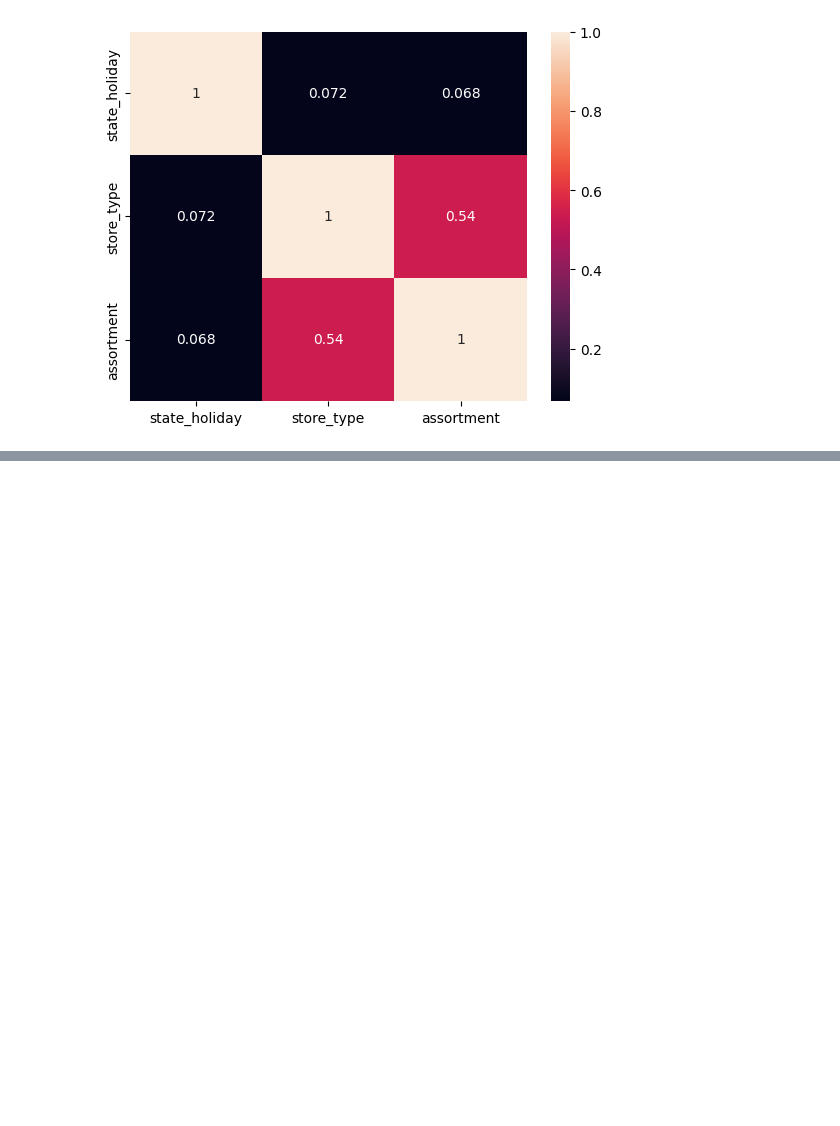
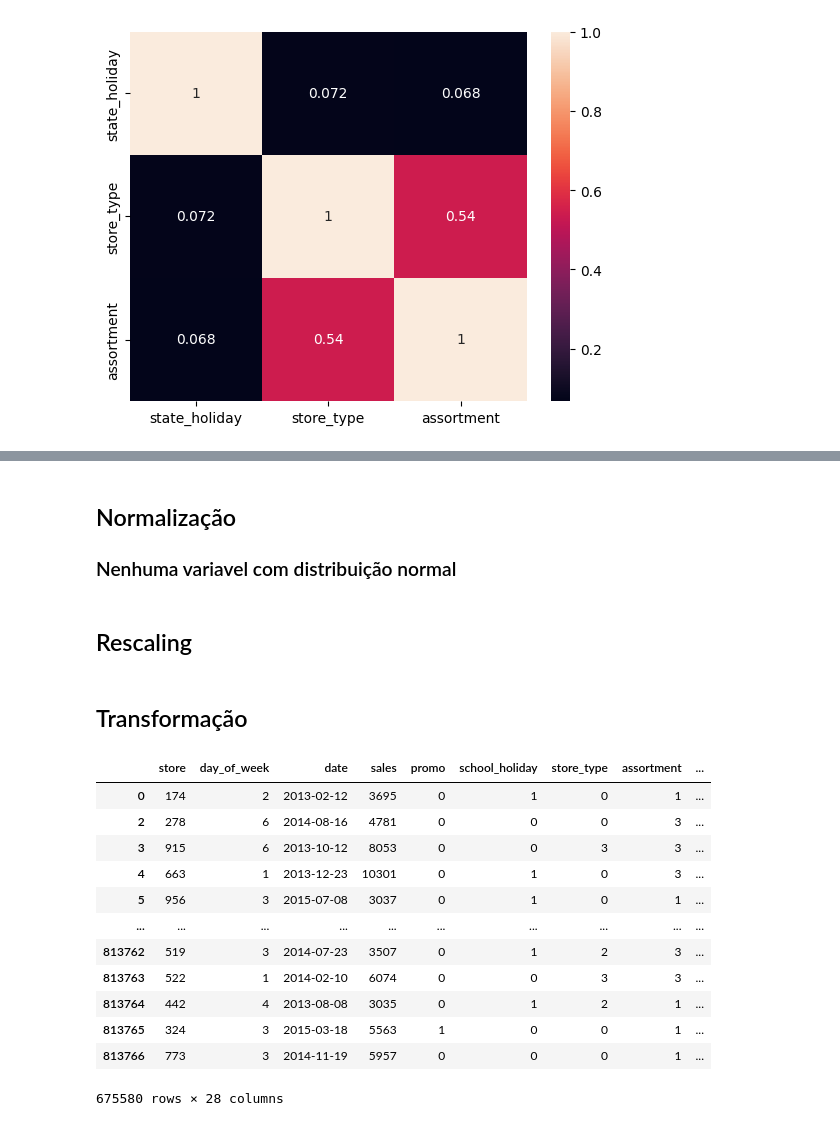
Before and after one commit to MayconRochaaa/rossmann_project, a Jupyter notebook: store_sales_prediction.ipynb, the cells around one changed output, grey strips where cells are left out. Drawn from its saved outputs; the diff is of its cells as text; code cells hidden in the pictures; blank space fills up the shorter version.

```diff
--- a/store_sales_prediction.ipynb
+++ b/store_sales_prediction.ipynb
@@ -718,0 +722,51 @@ sns.heatmap(d, annot=True)
+# %%
+df5_train = df4_train.copy()
+a = df5_train.select_dtypes(include=['int32', 'int64', 'float64'])
+# %% [markdown]
+## Normalização
+
+### Nenhuma variavel com distribuição normal
+# %% [markdown]
+## Rescaling
+# %%
+rs = RobustScaler()
+mms = MinMaxScaler()
+
+#sns.boxplot(df5_train['competition_distance'])
+df5_train['competition_distance']=rs.fit_transform(a[['competition_distance']].values)
+
+#sns.boxplot(df5_train['competition_time_month'])
+df5_train['competition_time_month']=rs.fit_transform(a[['competition_time_month']].values)
+
+#sns.boxplot(df5_train['promo_time_week'])
+df5_train['promo_time_week']=mms.fit_transform(a[['promo_time_week']].values)
+
+#sns.boxplot(df5_train['year'])
+df5_train['year']=mms.fit_transform(a[['year']].values)
+# %% [markdown]
+## Transformação
+# %%
+#state holiday - onehotencoding
+df5_train = pd.get_dummies(df5_train,prefix=['state_holiday'], columns=['state_holiday'],dtype=float)
+
+#store_type  Label encoding
+le = LabelEncoder()
+df5_train['store_type'] = le.fit_transform(df5_train['store_type'])
+
+#store_type  ordinal encoding
+assortment_dict = {'basic': 1, 'extra': 2, 'extended': 3}
+df5_train['assortment'] = df5_train['assortment'].map(assortment_dict)
+# %% [output]
+|  | store | day_of_week | date | sales | promo | school_holiday | store_type | assortment | ... |
+| 0 | 174 | 2 | 2013-02-12 | 3695 | 0 | 1 | 0 | 1 | ... |
+| 2 | 278 | 6 | 2014-08-16 | 4781 | 0 | 0 | 0 | 3 | ... |
+| 3 | 915 | 6 | 2013-10-12 | 8053 | 0 | 0 | 3 | 3 | ... |
+| 4 | 663 | 1 | 2013-12-23 | 10301 | 0 | 1 | 0 | 3 | ... |
+| 5 | 956 | 3 | 2015-07-08 | 3037 | 0 | 1 | 0 | 1 | ... |
+| ... | ... | ... | ... | ... | ... | ... | ... | ... | ... |
+| 813762 | 519 | 3 | 2014-07-23 | 3507 | 0 | 1 | 2 | 3 | ... |
+| 813763 | 522 | 1 | 2014-02-10 | 6074 | 0 | 0 | 3 | 3 | ... |
+| 813764 | 442 | 4 | 2013-08-08 | 3035 | 0 | 1 | 2 | 1 | ... |
+| 813765 | 324 | 3 | 2015-03-18 | 5563 | 1 | 0 | 0 | 1 | ... |
+| 813766 | 773 | 3 | 2014-11-19 | 5957 | 0 | 0 | 0 | 1 | ... |
+675580 rows × 28 columns
```
Also changed, not shown: parts of 4 cells of this notebook.
